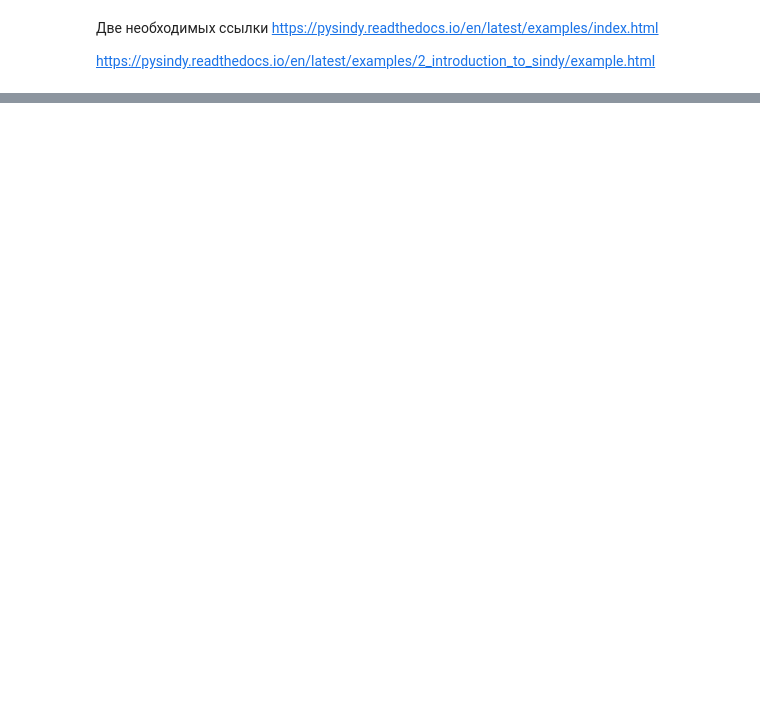
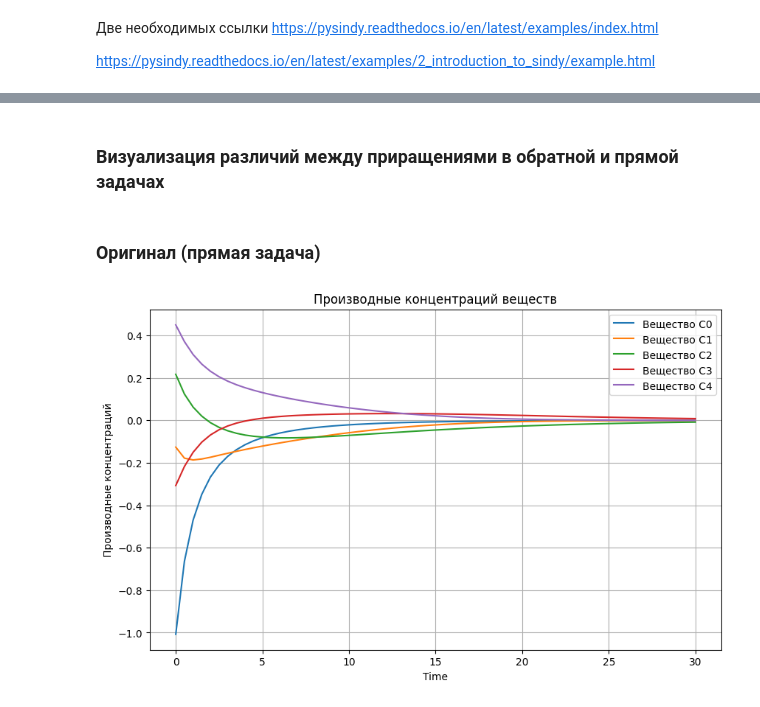
Before and after one commit to Lirik-17/Chemistry, a Jupyter notebook: My_chem_gen/For tests.ipynb, the cells around one changed output, grey strips where cells are left out. Cells and saved outputs as stored; diff of their text form; code cells hidden in the pictures; blank space fills up the shorter version.

```diff
--- a/My_chem_gen/For tests.ipynb
+++ b/My_chem_gen/For tests.ipynb
@@ -85,0 +257,14 @@ https://pysindy.readthedocs.io/en/latest/examples/2_introduction_to_sindy/exampl
+# %%
+# Функция для форматирования полинома
+def format_polynomial(coefficients):
+    terms = []
+    for power, coef in enumerate(coefficients):
+        if abs(coef) > 1e-10:  # Пропускать практически нулевые коэффициенты
+            term = f"{coef:.5e}" if power == 0 else f"{coef:.5e}*t^{power}"
+            terms.append(term)
+    return " + ".join(terms).replace("+ -", "- ")  # Убираем лишние плюсы перед отрицательными числами
+
+# Генерация и вывод полиномов
+for i, coeffs in enumerate(reaction_poly_coeffs):
+    print(f"C{i}(t) = ", end='')
+    print(format_polynomial(coeffs))
@@ -85,0 +307,22 @@ https://pysindy.readthedocs.io/en/latest/examples/2_introduction_to_sindy/exampl
+# %% [markdown]
+### Визуализация различий между приращениями в обратной и прямой задачах
+# %% [markdown]
+### Оригинал (прямая задача)
+# %%
+# Диапазон значений x
+# x = np.linspace(0, 30, 61)    # Базово использовать tsteps
+
+# Построение графиков
+plt.figure(figsize=(10, 6))
+
+for i in range(N_SUBSTANCE):
+    plt.plot(tsteps, dydt_eval[i], label=f'Вещество C{i}')
+
+plt.xlabel('Time')
+plt.ylabel('Производные концентраций')
+plt.title('Производные концентраций веществ')
+plt.legend()
+plt.grid()
+plt.show()
+# %% [output]
+[figure, added]
```
Also changed, not shown: parts of 52 cells of this notebook.
